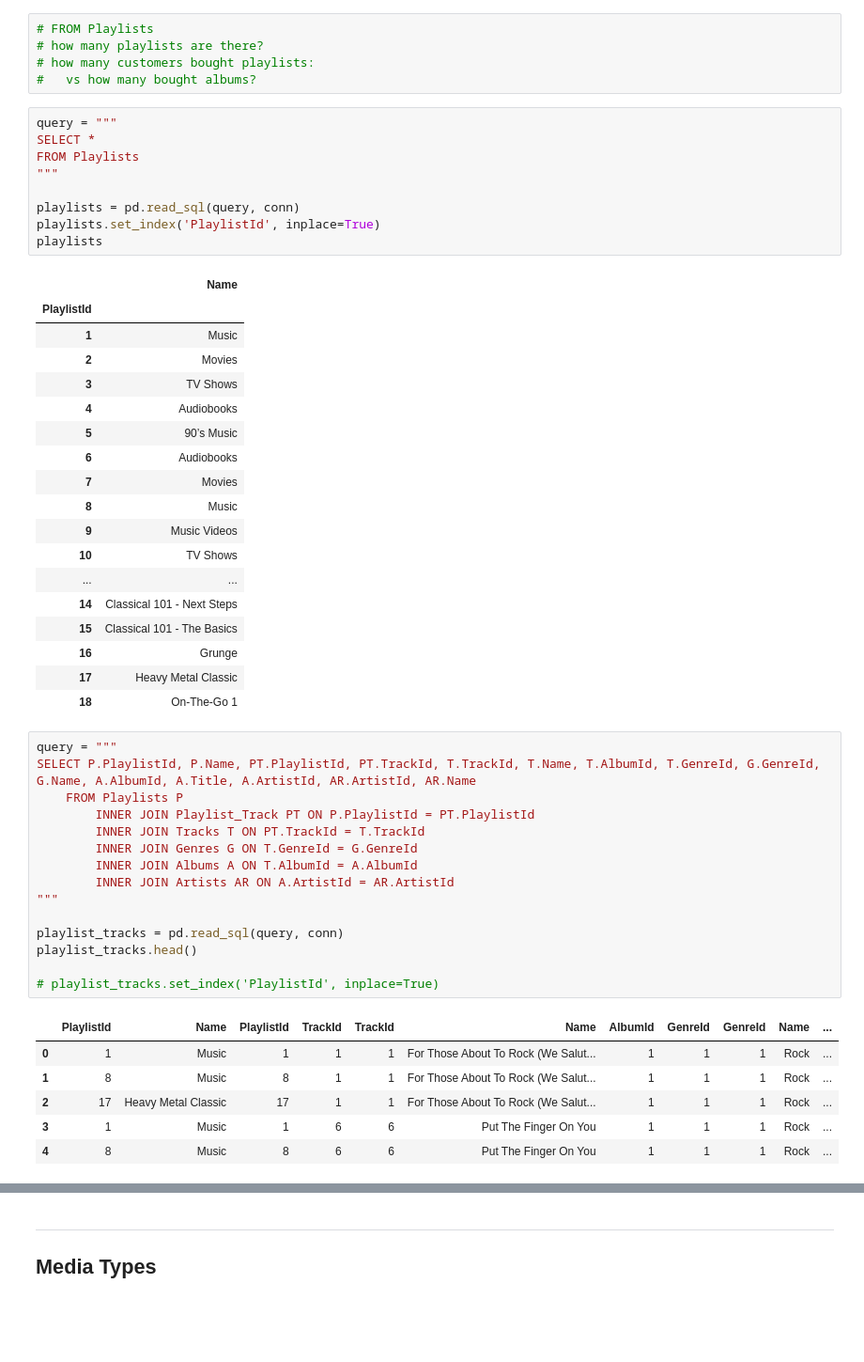
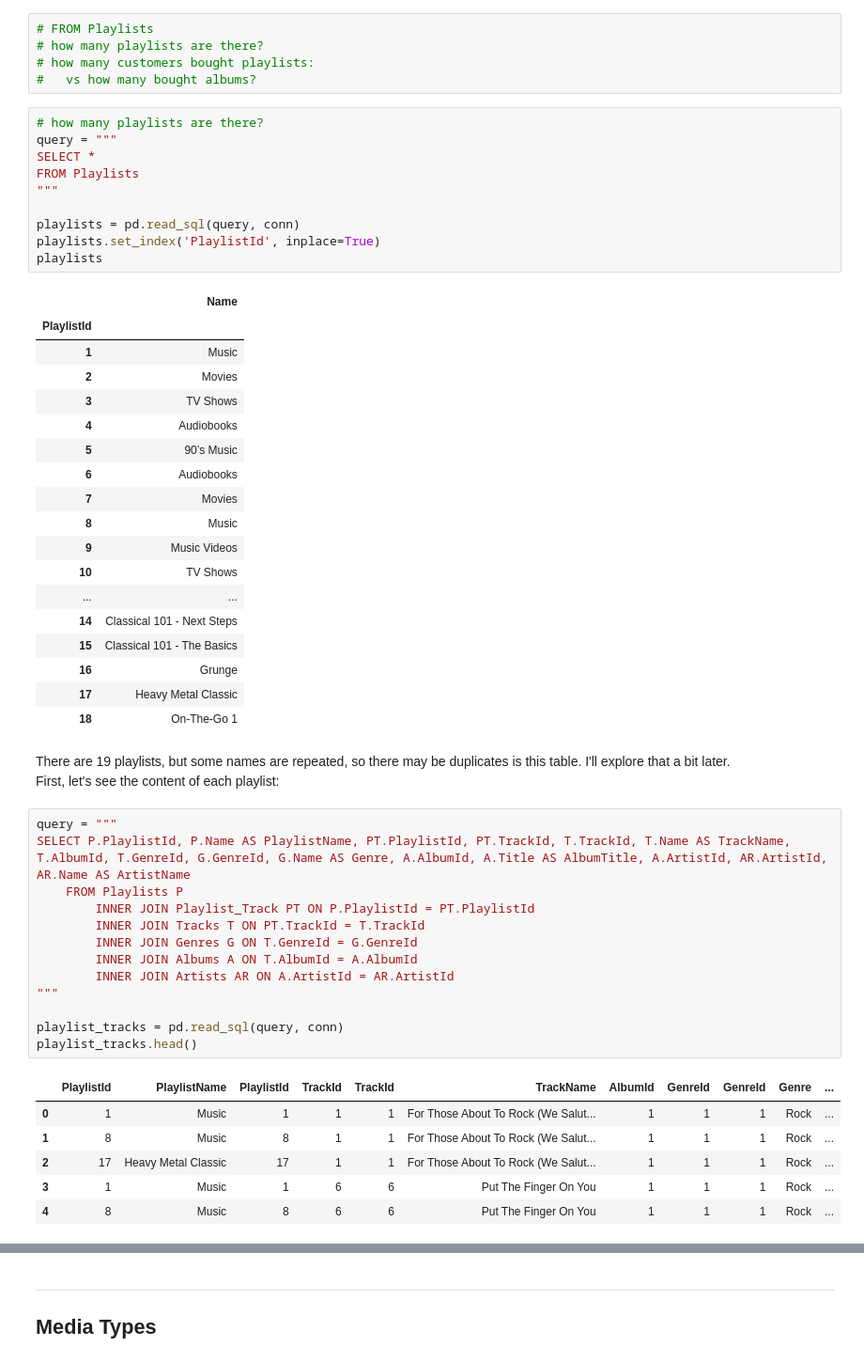
Before and after one commit to alinasansevich/chinook_SQLite_db_analysis, a Jupyter notebook: Chinook_SQLite_database_analysis.ipynb, the cells around one changed output, grey strips where cells are left out. Shown at 94% size. Saved outputs shown, nothing was run; the diff lists cells and outputs as text; blank space fills up the shorter version.

Commit message:
Worked on Playlists, Employees, Customers and MediaTypes tables.

```diff
--- a/Chinook_SQLite_database_analysis.ipynb
+++ b/Chinook_SQLite_database_analysis.ipynb
@@ -874,6 +930,7 @@ employees
 # how many customers bought playlists:
 # 	vs how many bought albums?
 # %%
+# how many playlists are there?
 query = """
 SELECT *
 FROM Playlists
@@ -901,23 +958,24 @@ playlists
 | 16 | Grunge |
 | 17 | Heavy Metal Classic |
 | 18 | On-The-Go 1 |
+# %% [markdown]
+There are 19 playlists, but some names are repeated, so there may be duplicates is this table. I'll explore that a bit later.<br>
+First, let's see the content of each playlist:
 # %%
 query = """
-SELECT P.PlaylistId, P.Name, PT.PlaylistId, PT.TrackId, T.TrackId, T.Name, T.AlbumId, T.GenreId, G.GenreId, G.Name, A.AlbumId, A.Title, A.ArtistId, AR.ArtistId, AR.Name
+SELECT P.PlaylistId, P.Name AS PlaylistName, PT.PlaylistId, PT.TrackId, T.TrackId, T.Name AS TrackName, T.AlbumId, T.GenreId, G.GenreId, G.Name AS Genre, A.AlbumId, A.Title AS AlbumTitle, A.ArtistId, AR.ArtistId, AR.Name AS ArtistName
     FROM Playlists P
         INNER JOIN Playlist_Track PT ON P.PlaylistId = PT.PlaylistId
         INNER JOIN Tracks T ON PT.TrackId = T.TrackId
         INNER JOIN Genres G ON T.GenreId = G.GenreId
         INNER JOIN Albums A ON T.AlbumId = A.AlbumId
         INNER JOIN Artists AR ON A.ArtistId = AR.ArtistId
 """
 
 playlist_tracks = pd.read_sql(query, conn)
 playlist_tracks.head()
-
-# playlist_tracks.set_index('PlaylistId', inplace=True)
 # %% [output]
-|  | PlaylistId | Name | PlaylistId | TrackId | TrackId | Name | AlbumId | GenreId | GenreId | Name | ... |
+|  | PlaylistId | PlaylistName | PlaylistId | TrackId | TrackId | TrackName | AlbumId | GenreId | GenreId | Genre | ... |
 | 0 | 1 | Music | 1 | 1 | 1 | For Those About To Rock (We Salut... | 1 | 1 | 1 | Rock | ... |
 | 1 | 8 | Music | 8 | 1 | 1 | For Those About To Rock (We Salut... | 1 | 1 | 1 | Rock | ... |
 | 2 | 17 | Heavy Metal Classic | 17 | 1 | 1 | For Those About To Rock (We Salut... | 1 | 1 | 1 | Rock | ... |
```
Also changed, not shown: parts of 39 cells of this notebook.
